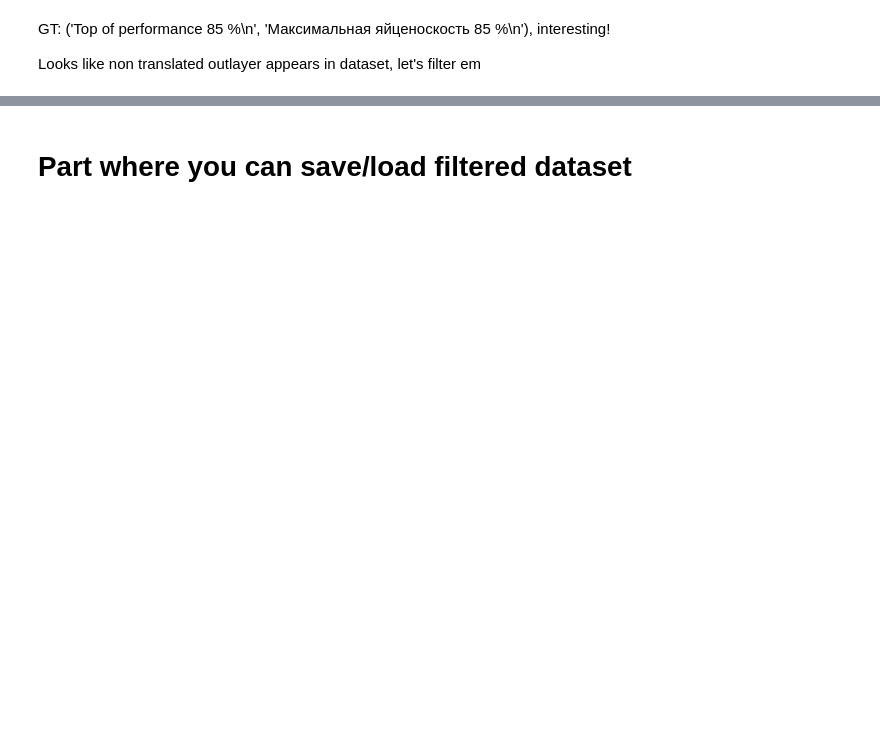
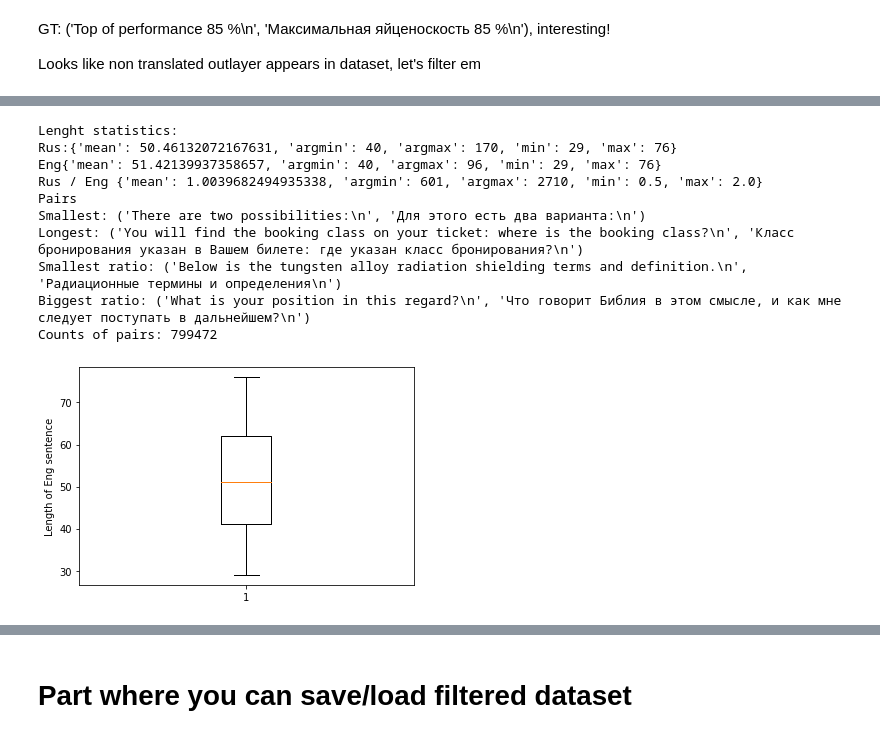
Before and after one commit to kprokofi/cv_text_classification, a Jupyter notebook: translation_transformer.ipynb, the cells around one changed output, grey strips where cells are left out. Cells and saved outputs as stored; diff of their text form; code cells hidden in the pictures; blank space fills up the shorter version.

```diff
--- a/translation_transformer.ipynb
+++ b/translation_transformer.ipynb
@@ -370,0 +400,17 @@ plot_len_hist(stat_filtered_final)
+# %%
+stat_filtered_small = get_statistics(filtered_small['rus'],
+                                     filtered_small['eng'])
+print(stat_filtered_small[0])
+plot_counts_boxplot(stat_filtered_small)
+# %% [output]
+Lenght statistics:
+Rus:{'mean': 50.46132072167631, 'argmin': 40, 'argmax': 170, 'min': 29, 'max': 76}
+Eng{'mean': 51.42139937358657, 'argmin': 40, 'argmax': 96, 'min': 29, 'max': 76}
+Rus / Eng {'mean': 1.0039682494935338, 'argmin': 601, 'argmax': 2710, 'min': 0.5, 'max': 2.0}
+Pairs
+Smallest: ('There are two possibilities:\n', 'Для этого есть два варианта:\n')
+Longest: ('You will find the booking class on your ticket: where is the booking class?\n', 'Класс бронирования указан в Вашем билете: где указан класс бронирования?\n')
+Smallest ratio: ('Below is the tungsten alloy radiation shielding terms and definition.\n', 'Радиационные термины и определения\n')
+Biggest ratio: ('What is your position in this regard?\n', 'Что говорит Библия в этом смысле, и как мне следует поступать в дальнейшем?\n')
+Counts of pairs: 799472
+[figure, added]
```
Also changed, not shown: parts of 41 cells of this notebook.
